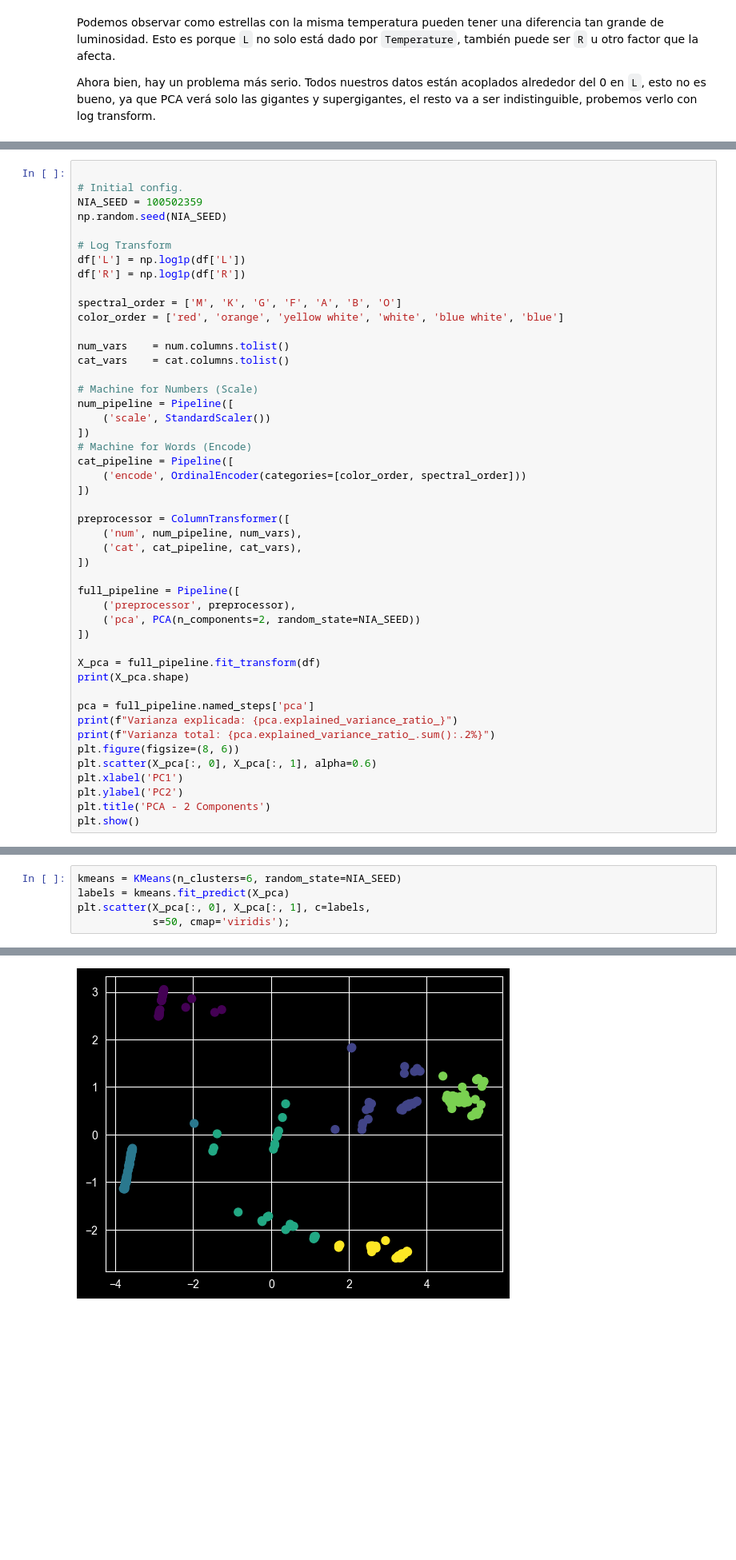
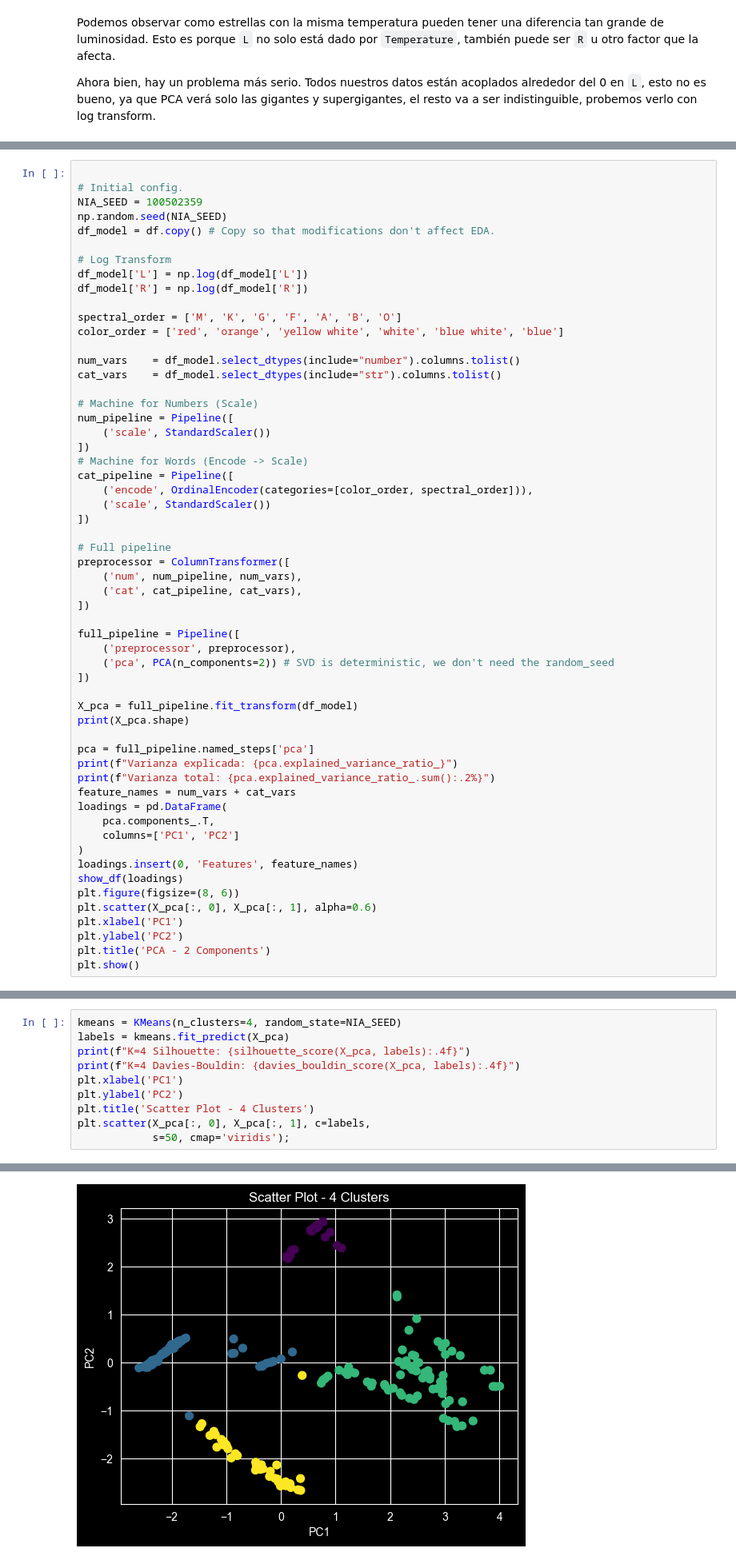
Before and after one commit to mathiasaiva/clustering_practice, a Jupyter notebook: notebooks/clustering.ipynb, the cells around one changed output, grey strips where cells are left out. Shown at 80% size. Drawn from its saved outputs; the diff is of its cells as text; blank space fills up the shorter version.

```diff
--- a/notebooks/clustering.ipynb
+++ b/notebooks/clustering.ipynb
@@ -354,26 +356,29 @@ Los outliers detectados por IQR no son ruido, son poblaciones poco frecuentes co
 # Initial config.
 NIA_SEED = 100502359
 np.random.seed(NIA_SEED)
+df_model = df.copy() # Copy so that modifications don't affect EDA.
 
 # Log Transform
-df['L'] = np.log1p(df['L'])
-df['R'] = np.log1p(df['R'])
+df_model['L'] = np.log(df_model['L'])
+df_model['R'] = np.log(df_model['R'])
 
 spectral_order = ['M', 'K', 'G', 'F', 'A', 'B', 'O']
 color_order = ['red', 'orange', 'yellow white', 'white', 'blue white', 'blue']
 
-num_vars    = num.columns.tolist()
-cat_vars    = cat.columns.tolist()
+num_vars    = df_model.select_dtypes(include="number").columns.tolist()
+cat_vars    = df_model.select_dtypes(include="str").columns.tolist()
 
 # Machine for Numbers (Scale)
 num_pipeline = Pipeline([
     ('scale', StandardScaler())
 ])
-# Machine for Words (Encode)
+# Machine for Words (Encode -> Scale)
 cat_pipeline = Pipeline([
-    ('encode', OrdinalEncoder(categories=[color_order, spectral_order]))
+    ('encode', OrdinalEncoder(categories=[color_order, spectral_order])),
+    ('scale', StandardScaler())
 ])
 
+# Full pipeline
 preprocessor = ColumnTransformer([
     ('num', num_pipeline, num_vars),
     ('cat', cat_pipeline, cat_vars),
@@ -381,15 +386,22 @@ preprocessor = ColumnTransformer([
 
 full_pipeline = Pipeline([
     ('preprocessor', preprocessor),
-    ('pca', PCA(n_components=2, random_state=NIA_SEED))
+    ('pca', PCA(n_components=2)) # SVD is deterministic, we don't need the random_seed
 ])
 
-X_pca = full_pipeline.fit_transform(df)
+X_pca = full_pipeline.fit_transform(df_model)
 print(X_pca.shape)
 
 pca = full_pipeline.named_steps['pca']
 print(f"Varianza explicada: {pca.explained_variance_ratio_}")
 print(f"Varianza total: {pca.explained_variance_ratio_.sum():.2%}")
+feature_names = num_vars + cat_vars
+loadings = pd.DataFrame(
+    pca.components_.T,
+    columns=['PC1', 'PC2']
+)
+loadings.insert(0, 'Features', feature_names)
+show_df(loadings)
 plt.figure(figsize=(8, 6))
 plt.scatter(X_pca[:, 0], X_pca[:, 1], alpha=0.6)
 plt.xlabel('PC1')
@@ -450,6 +471,11 @@ Podemos observar que Silhouette muestra máximo en K=6 (0.76), y que Davies-Boul
 # %%
-kmeans = KMeans(n_clusters=6, random_state=NIA_SEED)
+kmeans = KMeans(n_clusters=4, random_state=NIA_SEED)
 labels = kmeans.fit_predict(X_pca)
+print(f"K=4 Silhouette: {silhouette_score(X_pca, labels):.4f}")
+print(f"K=4 Davies-Bouldin: {davies_bouldin_score(X_pca, labels):.4f}")
+plt.xlabel('PC1')
+plt.ylabel('PC2')
+plt.title('Scatter Plot - 4 Clusters')
 plt.scatter(X_pca[:, 0], X_pca[:, 1], c=labels,
             s=50, cmap='viridis');
 # %% [output]
@@ -456 +484 @@ plt.scatter(X_pca[:, 0], X_pca[:, 1], c=labels,
-[figure, old version]
+[figure, new version]
```
Also changed, not shown: parts of 16 cells of this notebook.
